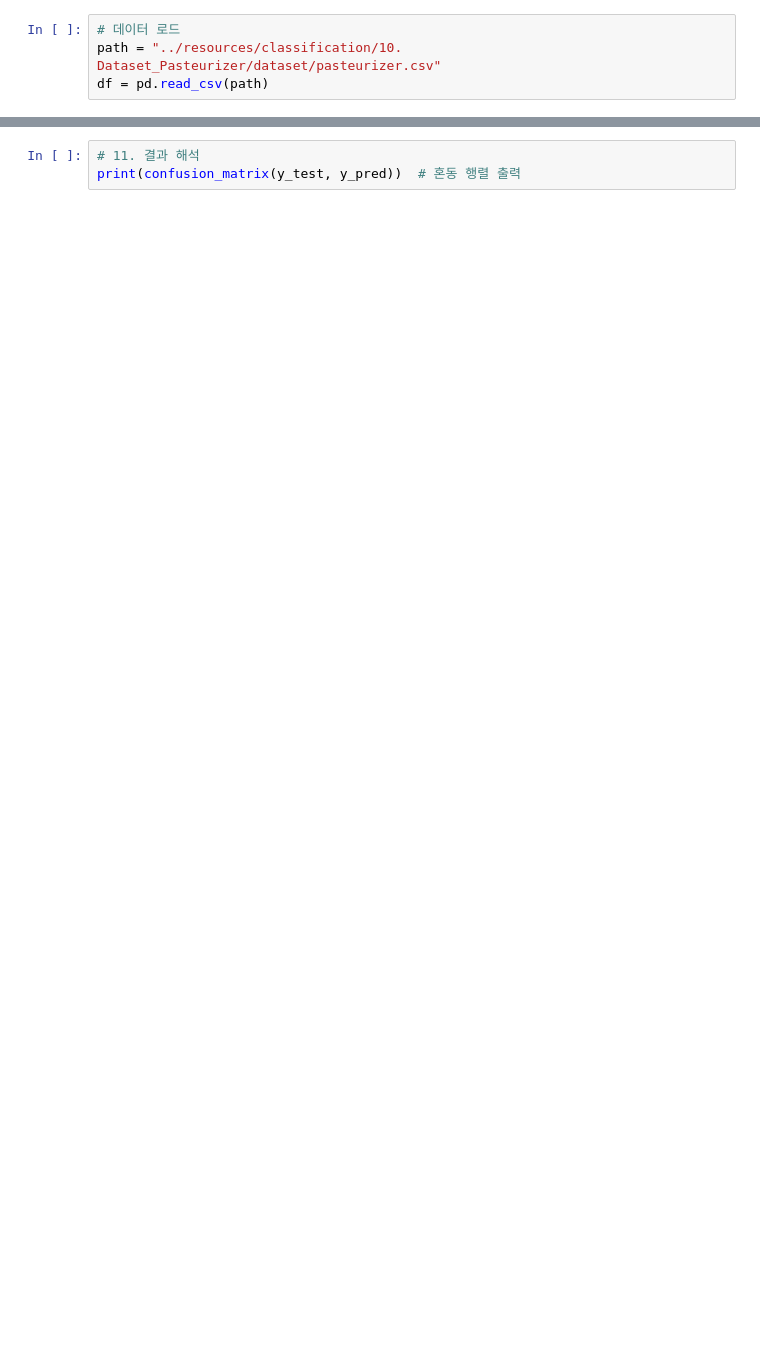
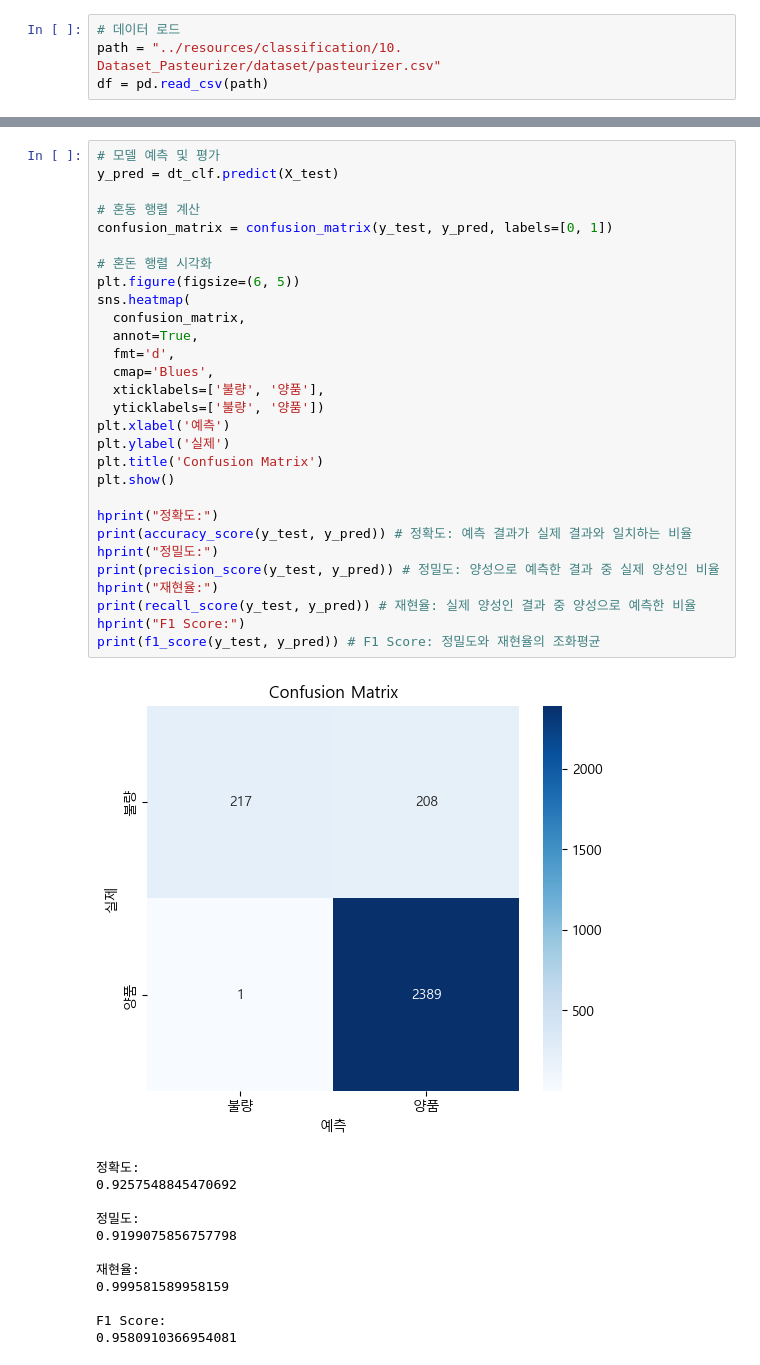
Before and after one commit to iujunhyung/ml-learn, a Jupyter notebook: notebooks/classification.ipynb, the cells around one changed output, grey strips where cells are left out. Cells and saved outputs as stored; diff of their text form; blank space fills up the shorter version.

```diff
--- a/notebooks/classification.ipynb
+++ b/notebooks/classification.ipynb
@@ -60,3 +145,42 @@ plt.show()
-# %%
-# 11. 결과 해석
-print(confusion_matrix(y_test, y_pred))  # 혼동 행렬 출력
+# %%
+# 모델 예측 및 평가
+y_pred = dt_clf.predict(X_test)
+
+# 혼동 행렬 계산
+confusion_matrix = confusion_matrix(y_test, y_pred, labels=[0, 1])
+
+# 혼돈 행렬 시각화
+plt.figure(figsize=(6, 5))
+sns.heatmap(
+  confusion_matrix,
+  annot=True,
+  fmt='d',
+  cmap='Blues',
+  xticklabels=['불량', '양품'],
+  yticklabels=['불량', '양품'])
+plt.xlabel('예측')
+plt.ylabel('실제')
+plt.title('Confusion Matrix')
+plt.show()
+
+hprint("정확도:")
+print(accuracy_score(y_test, y_pred)) # 정확도: 예측 결과가 실제 결과와 일치하는 비율
+hprint("정밀도:")
+print(precision_score(y_test, y_pred)) # 정밀도: 양성으로 예측한 결과 중 실제 양성인 비율
+hprint("재현율:")
+print(recall_score(y_test, y_pred)) # 재현율: 실제 양성인 결과 중 양성으로 예측한 비율
+hprint("F1 Score:")
+print(f1_score(y_test, y_pred)) # F1 Score: 정밀도와 재현율의 조화평균
+# %% [output]
+[figure, added]
+정확도:
+0.9257548845470692
+
+정밀도:
+0.9199075856757798
+
+재현율:
+0.999581589958159
+
+F1 Score:
+0.9580910366954081
```
Also changed, not shown: parts of 9 cells of this notebook, 5 other files.
